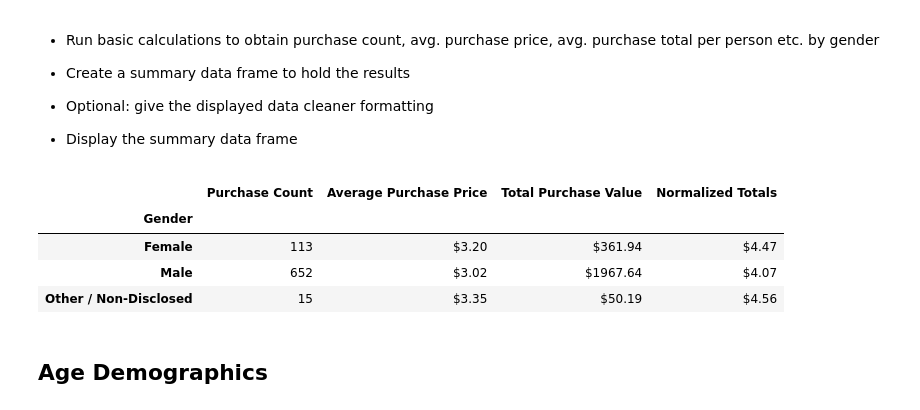
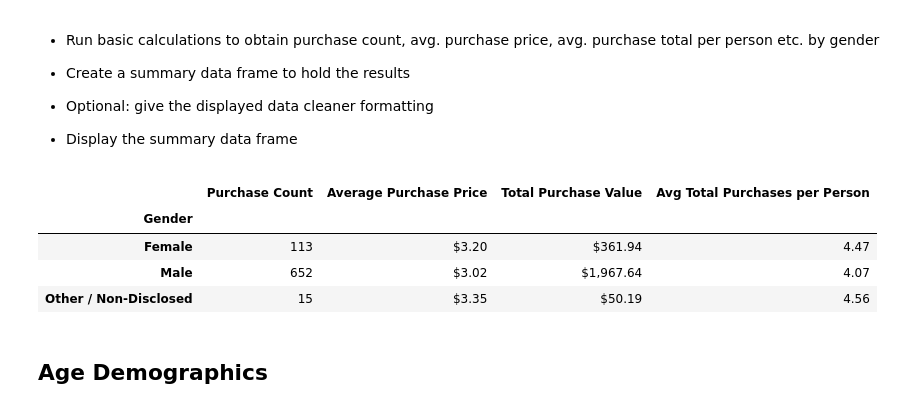
Before and after one commit to TravisDC5/pandas-challenge, a Jupyter notebook: HeroesOfPymoli_starter.ipynb, the cells around one changed output. Saved outputs shown, nothing was run; the diff lists cells and outputs as text; code cells hidden in the pictures.

```diff
--- a/HeroesOfPymoli_starter.ipynb
+++ b/HeroesOfPymoli_starter.ipynb
@@ -108,35 +107,32 @@ genderStats.sort_values(["Total Count"], ascending = False).style.format({"Perce
 
 * Display the summary data frame
 # %%
-purchaseCount = genderData["SN"].count()
-purchasePrice = genderData["Price"].mean()
-purchaseSum = genderData["Price"].sum()
+purchaseCountGender = genderData["SN"].count()
+purchasePriceGender = genderData["Price"].mean()
+purchaseSumGender = genderData["Price"].sum()
 
 dupValues = purchase_data_df.drop_duplicates(subset="SN", keep='first')
 duplicatesPlayer = dupValues.groupby(["Gender"])
 
 purch_Norm = (genderData["Price"].sum() / duplicatesPlayer["SN"].count())
 
 # Create new DataFrame
-purchaseStats = pd.DataFrame({"Purchase Count": purchaseCount,
-                              "Average Purchase Price": purchasePrice,
-                              "Total Purchase Value": purchaseSum,
-                              "Normalized Totals": purch_Norm})
+purchaseStats_df = pd.DataFrame({"Purchase Count": purchaseCountGender,
+                              "Average Purchase Price": purchasePriceGender,
+                              "Total Purchase Value": purchaseSumGender,
+                              "Avg Total Purchases per Person": purch_Norm})
 
-purchaseStats.index.name = "Gender"
+purchaseStats_df.index.name = "Gender"
 
 # DataFrame formatting
-purchaseStats["Average Purchase Price"] = purchaseStats["Average Purchase Price"].map("${:.2f}".format)
-purchaseStats["Total Purchase Value"] = purchaseStats["Total Purchase Value"].map("${:.2f}".format)
-purchaseStats["Normalized Totals"] = purchaseStats["Normalized Totals"].map("${:.2f}".format)
-purchaseStats = purchaseStats[["Purchase Count", "Average Purchase Price", "Total Purchase Value", "Normalized Totals"]]
-purchaseStats
+purchaseStats_df.style.format({"Average Purchase Price":"${:,.2f}","Total Purchase Value":"${:,.2f}",
+                               "Avg Total Purchases per Person":"{:,.2f}"})
 # %% [output]
-|  | Purchase Count | Average Purchase Price | Total Purchase Value | Normalized Totals |
+|  | Purchase Count | Average Purchase Price | Total Purchase Value | Avg Total Purchases per Person |
 | Gender |  |  |  |  |
-| Female | 113 | $3.20 | $361.94 | $4.47 |
-| Male | 652 | $3.02 | $1967.64 | $4.07 |
-| Other / Non-Disclosed | 15 | $3.35 | $50.19 | $4.56 |
+| Female | 113 | $3.20 | $361.94 | 4.47 |
+| Male | 652 | $3.02 | $1,967.64 | 4.07 |
+| Other / Non-Disclosed | 15 | $3.35 | $50.19 | 4.56 |
 # %% [markdown]
 ## Age Demographics
 # %% [markdown]
```
Also changed, not shown: parts of 11 cells of this notebook.
